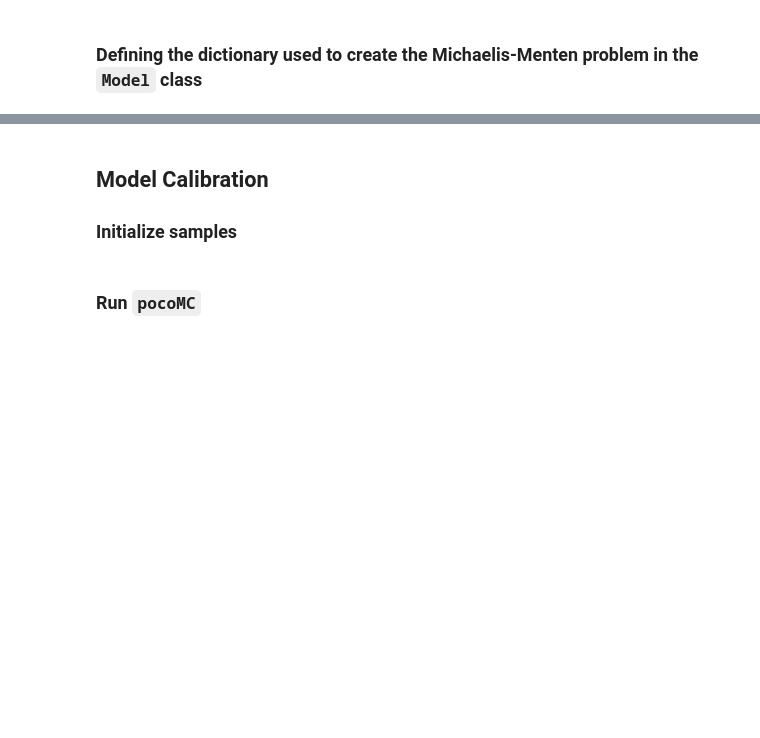
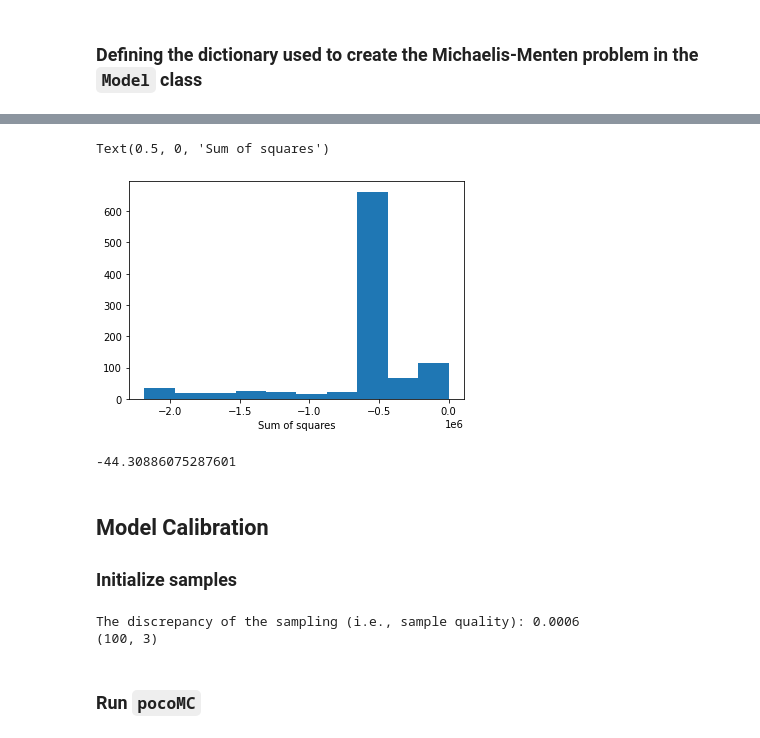
Before and after one commit to LarkinIt/BayesianBenchmark, a Jupyter notebook: mm/mm_demo.ipynb, the cells around one changed output, grey strips where cells are left out. Drawn from its saved outputs; the diff is of its cells as text; code cells hidden in the pictures; blank space fills up the shorter version.

```diff
--- a/mm/mm_demo.ipynb
+++ b/mm/mm_demo.ipynb
@@ -259,16 +245,33 @@ print(mod.log_likelihood([-20,2,-5]))
+# %%
+# Distribution of likelihood
+samples= np.array([model.log_likelihood(p) for p in (prior_samples)])
+# print(max(samples))
+# print(model.log_likelihood(model.p_true))
+plt.hist(samples)
+plt.xlabel('Sum of squares')
+# %% [output]
+Text(0.5, 0, 'Sum of squares')
+[figure, added]
+# %%
+model.log_likelihood(model.p_true)
+# %% [output]
+-44.30886075287601
 # %% [markdown]
 ## Model Calibration
 
 ### Initialize samples
 # %%
-n_particles = 1000
+n_particles = 100
 
 # Initialise particles' positions using samples from the prior
-sampler = qmc.LatinHypercube(d=mod.theta_n, seed=SEED)
+sampler = qmc.LatinHypercube(d=model.n_params, seed=SEED)
 sample = sampler.random(n=n_particles)
 print("The discrepancy of the sampling (i.e., sample quality): %.4f"%qmc.discrepancy(sample)) #discrepancy is distance between cont. uniform distr. on hypercube & discr. uniform distr. on n distinct sample points
-prior_samples = qmc.scale(sample, l_bounds=mod.lower_bnds, u_bounds=mod.upper_bnds)
+prior_samples = qmc.scale(sample, l_bounds=model.lower_bnds, u_bounds=model.upper_bnds)
 print(prior_samples.shape)
+# %% [output]
+The discrepancy of the sampling (i.e., sample quality): 0.0006
+(100, 3)
 # %% [markdown]
 ### Run `pocoMC`
 # %%
```
Also changed, not shown: parts of 11 cells of this notebook, 6 other files.
